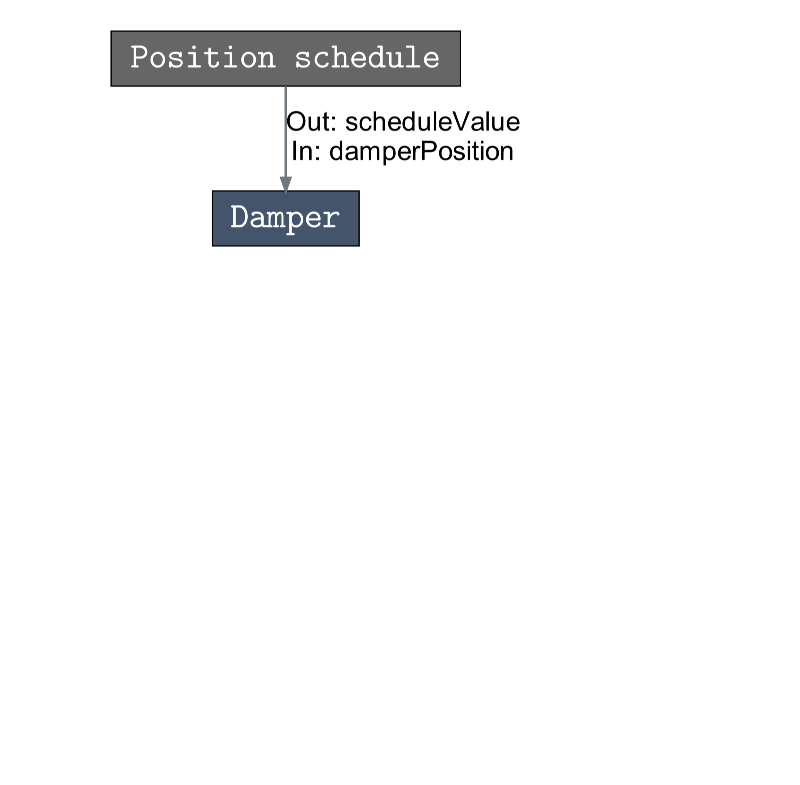
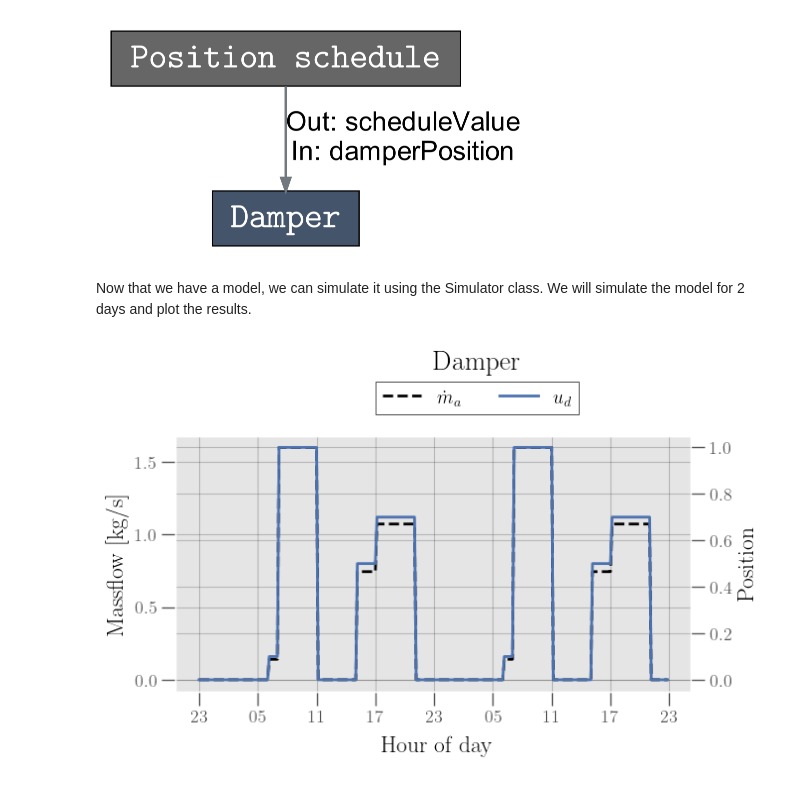
Before and after one commit to JBjoernskov/Twin4Build, a Jupyter notebook: twin4build/examples/minimal_example.ipynb, the cells around one changed output. Saved outputs shown, nothing was run; the diff lists cells and outputs as text; code cells hidden in the pictures; blank space fills up the shorter version.

```diff
--- a/twin4build/examples/minimal_example.ipynb
+++ b/twin4build/examples/minimal_example.ipynb
@@ -114,16 +114,22 @@ Loading model...
 |             Position schedule              | ScheduleSystem |
 +--------------------------------------------+----------------+
 [figure]
+# %% [markdown]
+Now that we have a model, we can simulate it using the Simulator class. We will simulate the model for 2 days and plot the results.
 # %%
 import datetime
 from dateutil import tz
+import twin4build.utils.plot.plot as plot
 simulator = tb.Simulator()
 stepSize = 600 #Seconds
-startTime = datetime.datetime(year=2021, month=1, day=10, hour=0, minute=0, second=0, tzinfo=tz.gettz("Europe/Copenhagen"))
-endTime = datetime.datetime(year=2021, month=1, day=12, hour=0, minute=0, second=0, tzinfo=tz.gettz("Europe/Copenhagen"))
-
+startTime = datetime.datetime(year=2024, month=1, day=10, hour=0, minute=0, second=0, tzinfo=tz.gettz("Europe/Copenhagen"))
+endTime = datetime.datetime(year=2024, month=1, day=12, hour=0, minute=0, second=0, tzinfo=tz.gettz("Europe/Copenhagen"))
+xxx
 # Simulate the model
 simulator.simulate(model,
                     stepSize=stepSize,
                     startTime = startTime,
                     endTime = endTime)
+plot.plot_damper(model, simulator, "Damper", show=True) #Set show=True to plot
+# %% [output]
+[figure, added]
```
Also changed, not shown: 11 other files.
